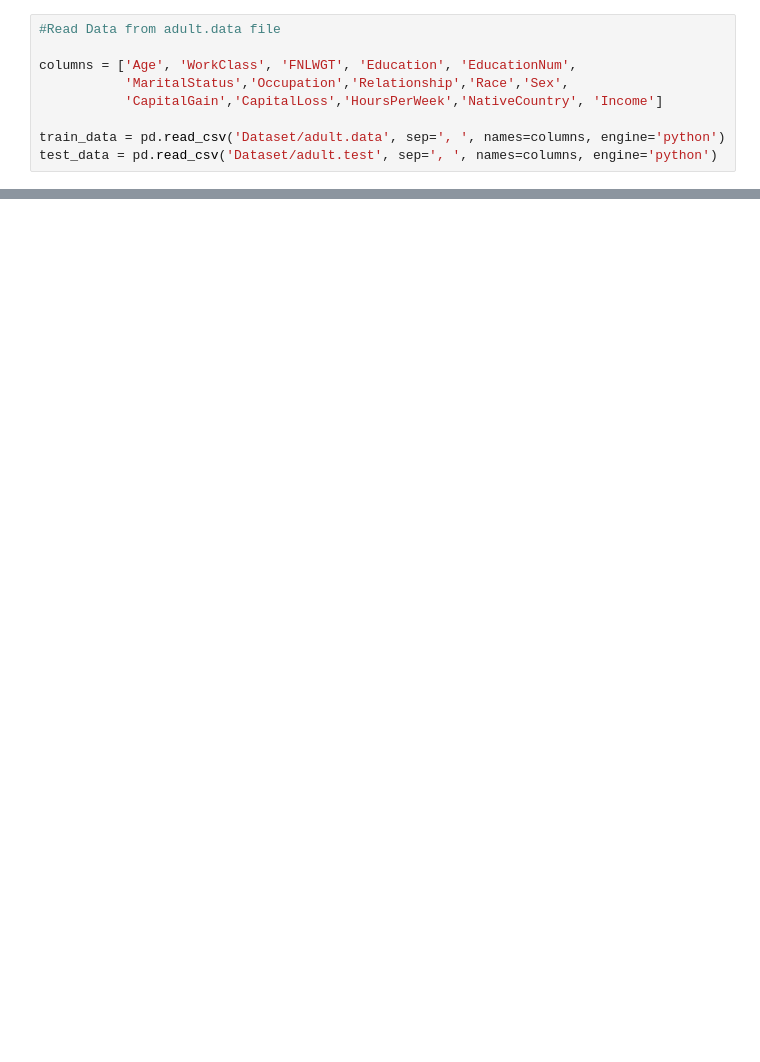
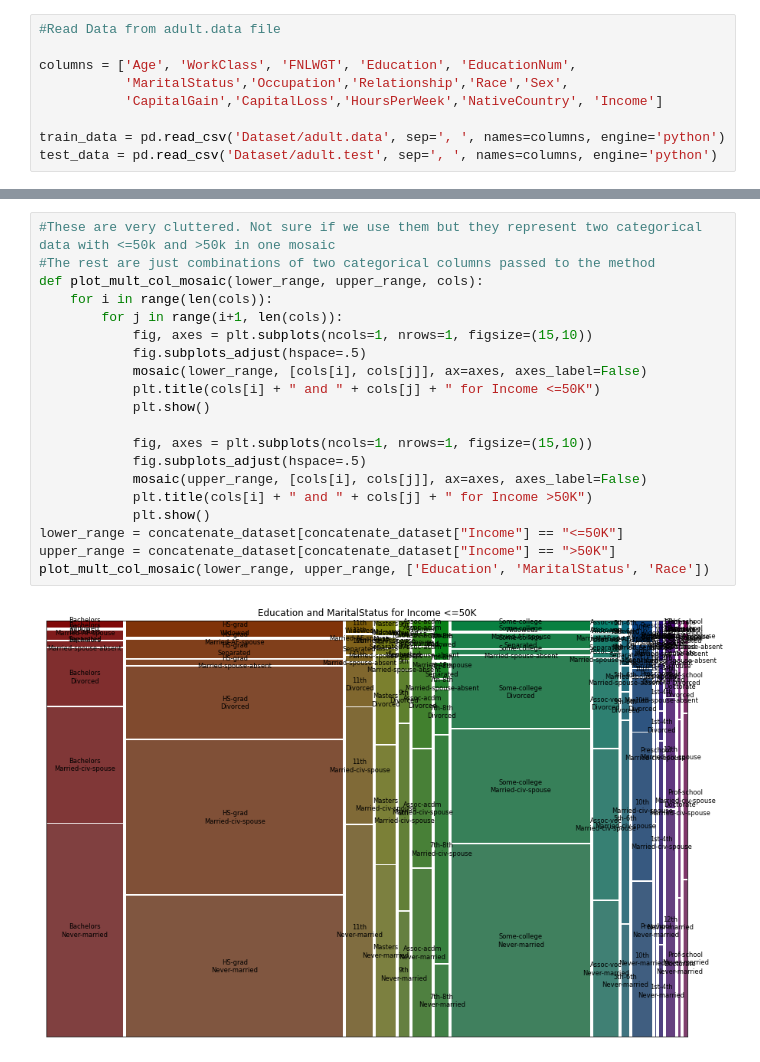
Before and after one commit to Abhik91/CSE578-Data-Visualization, a Jupyter notebook: IncomeAnalysis.ipynb, the cells around one changed output, grey strips where cells are left out. Drawn from its saved outputs; the diff is of its cells as text; blank space fills up the shorter version.

```diff
--- a/IncomeAnalysis.ipynb
+++ b/IncomeAnalysis.ipynb
@@ -78,0 +220,22 @@ After Cleaning, number of rows: 15061
+# %%
+#These are very cluttered. Not sure if we use them but they represent two categorical data with <=50k and >50k in one mosaic
+#The rest are just combinations of two categorical columns passed to the method
+def plot_mult_col_mosaic(lower_range, upper_range, cols):
+    for i in range(len(cols)):
+        for j in range(i+1, len(cols)):
+            fig, axes = plt.subplots(ncols=1, nrows=1, figsize=(15,10))
+            fig.subplots_adjust(hspace=.5)
+            mosaic(lower_range, [cols[i], cols[j]], ax=axes, axes_label=False)
+            plt.title(cols[i] + " and " + cols[j] + " for Income <=50K")
+            plt.show()
+
+            fig, axes = plt.subplots(ncols=1, nrows=1, figsize=(15,10))
+            fig.subplots_adjust(hspace=.5)
+            mosaic(upper_range, [cols[i], cols[j]], ax=axes, axes_label=False)
+            plt.title(cols[i] + " and " + cols[j] + " for Income >50K")
+            plt.show()
+lower_range = concatenate_dataset[concatenate_dataset["Income"] == "<=50K"]
+upper_range = concatenate_dataset[concatenate_dataset["Income"] == ">50K"]
+plot_mult_col_mosaic(lower_range, upper_range, ['Education', 'MaritalStatus', 'Race'])
+# %% [output]
+[figure, added]
```
Also changed, not shown: parts of 22 cells of this notebook.
